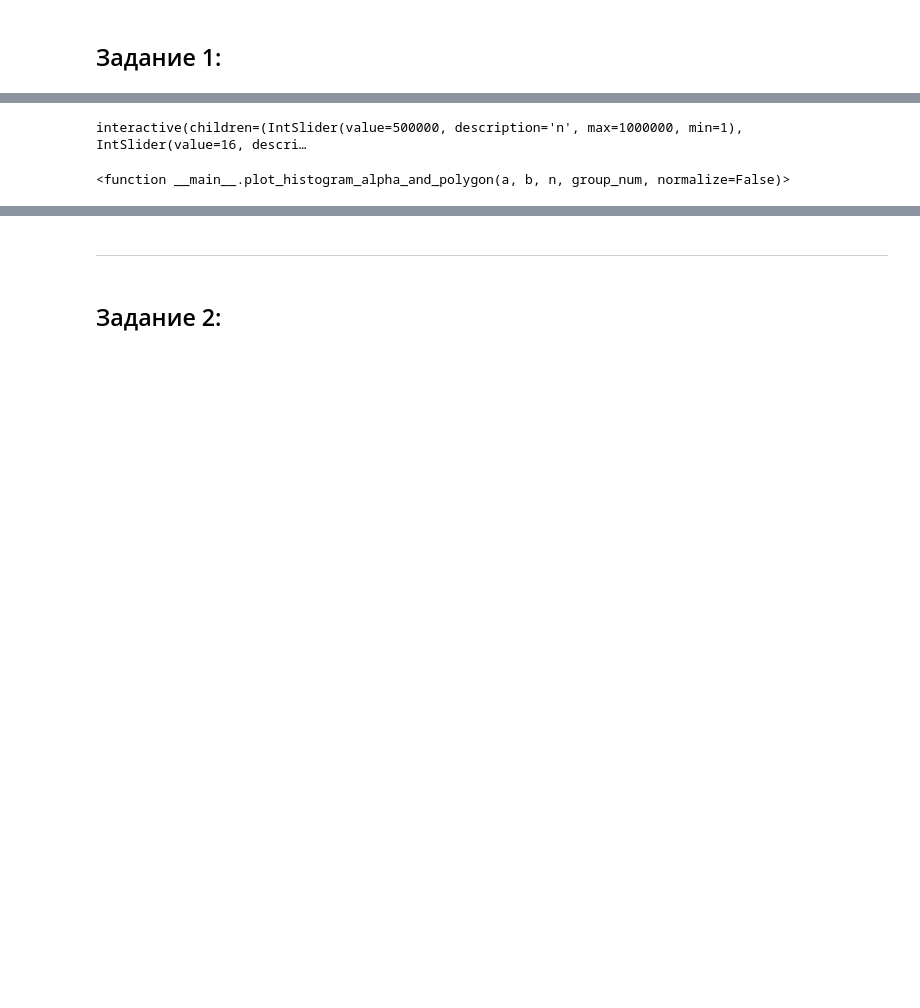
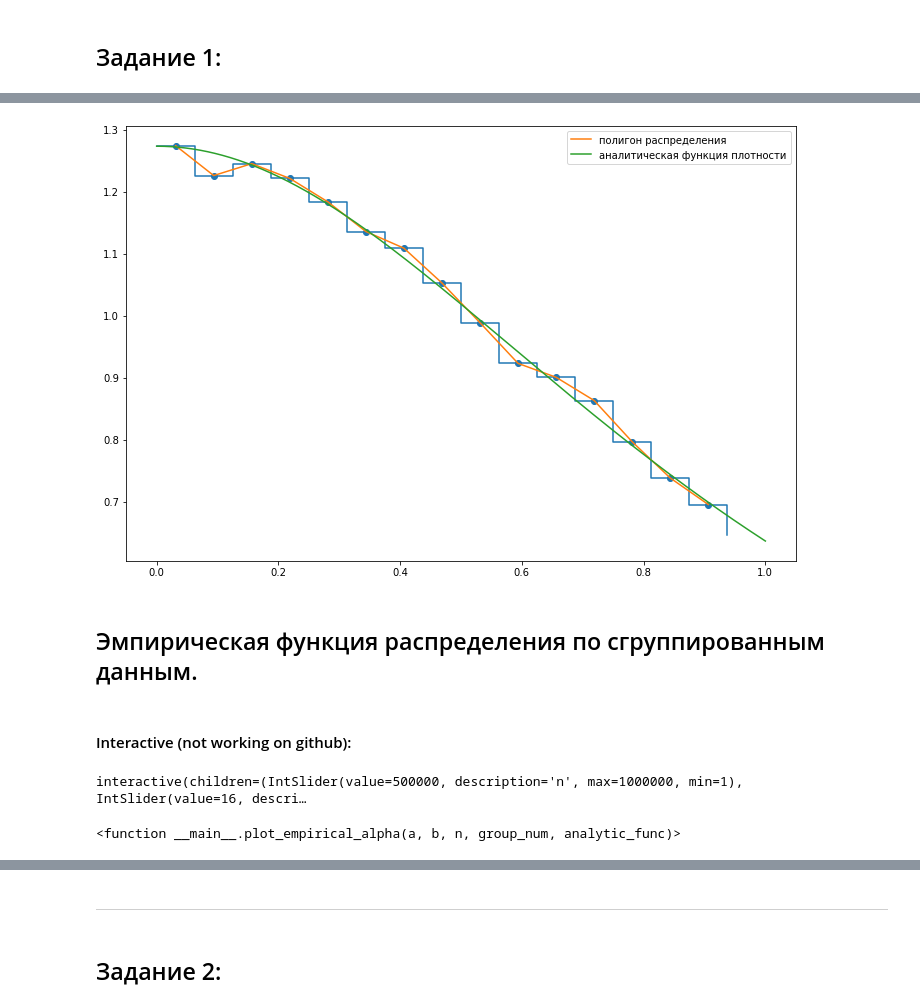
Before and after one commit to rosteeslove/bsuir-4th-term-python-stuff, a Jupyter notebook: math_stat/second_and_third.ipynb, the cells around one changed output, grey strips where cells are left out. Saved outputs shown, nothing was run; the diff lists cells and outputs as text; code cells hidden in the pictures; blank space fills up the shorter version.

```diff
--- a/math_stat/second_and_third.ipynb
+++ b/math_stat/second_and_third.ipynb
@@ -75,0 +139,6 @@ def plot_histogram_alpha_and_polygon(a, b, n, group_num, normalize=False):
+# %%
+plot_histogram_alpha_and_polygon_and_fy(0, 1, 100000, 16, normalize='for f(y)')
+# %% [output]
+[figure, added]
+# %% [markdown]
+## Эмпирическая функция распределения по сгруппированным данным.
@@ -76,5 +177,7 @@ def plot_histogram_alpha_and_polygon(a, b, n, group_num, normalize=False):
+# %% [markdown]
+#### Interactive (not working on github):
 # %%
-interact(plot_histogram_alpha_and_polygon, a=fixed(0), b=fixed(1), n=(1, 1000000), group_num=(1, 32), normalize=False)
+interact(plot_empirical_alpha, a=fixed(0), b=fixed(1), n=(1, 1000000), group_num=(1, 32), analytic_func=fixed(Fy_deduced))
 # %% [output]
 interactive(children=(IntSlider(value=500000, description='n', max=1000000, min=1), IntSlider(value=16, descri…
-<function __main__.plot_histogram_alpha_and_polygon(a, b, n, group_num, normalize=False)>
+<function __main__.plot_empirical_alpha(a, b, n, group_num, analytic_func)>
```
Also changed, not shown: parts of 16 cells of this notebook, 1 other file.
